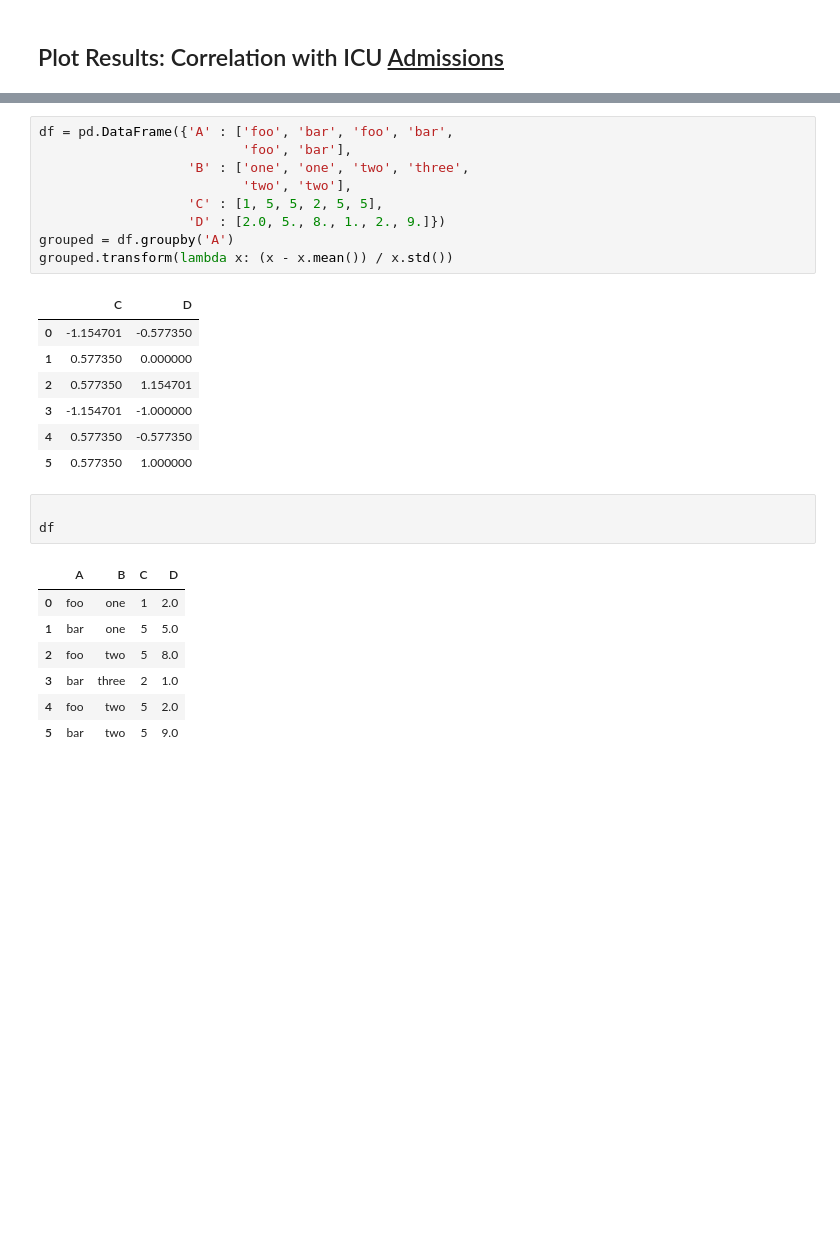
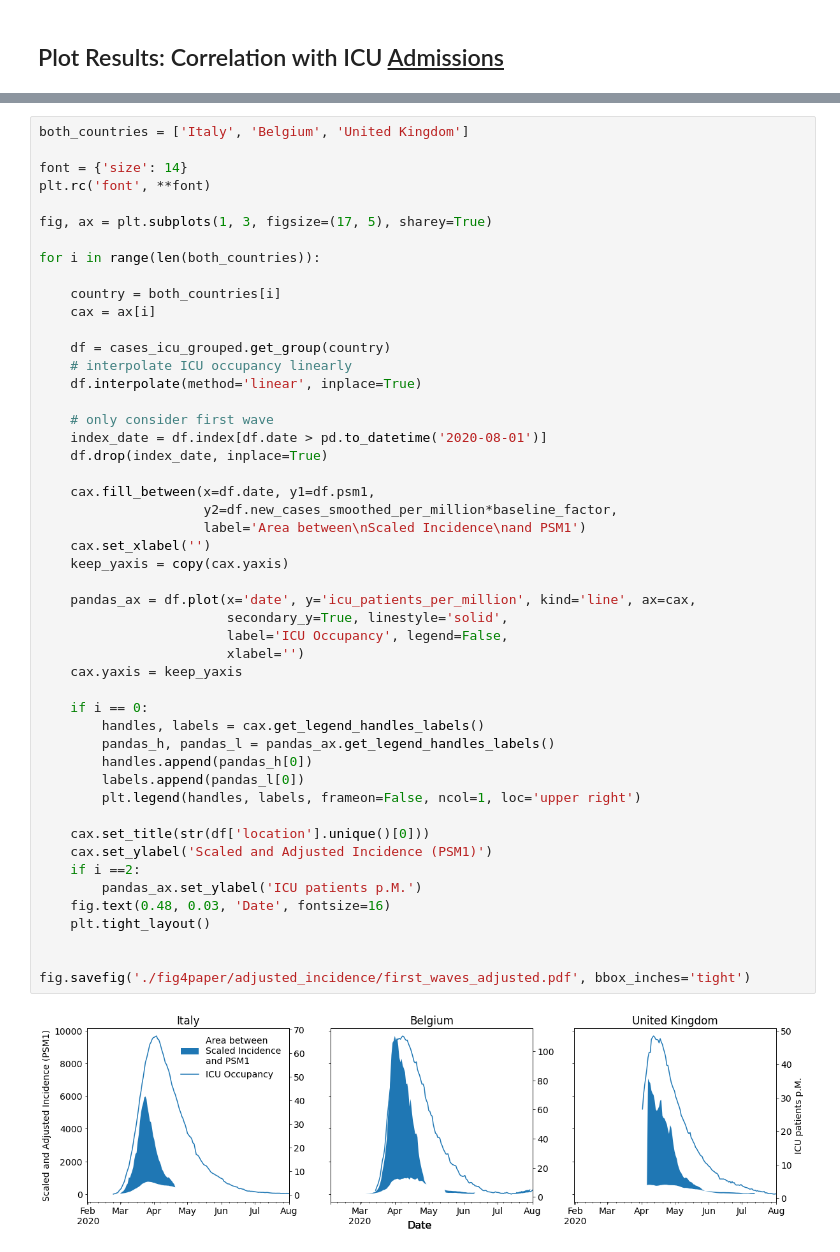
Before and after one commit to pat-rig/Covid_Incidence_Biases, a Jupyter notebook: owd/de_biasing.ipynb, the cells around one changed output, grey strips where cells are left out. Cells and saved outputs as stored; diff of their text form; blank space fills up the shorter version.

```diff
--- a/owd/de_biasing.ipynb
+++ b/owd/de_biasing.ipynb
@@ -181,28 +128,51 @@ $\rightarrow$ Figure Out technical details. Time Shift for x? Fit Models on Slid
-# %%
-df = pd.DataFrame({'A' : ['foo', 'bar', 'foo', 'bar',
-                          'foo', 'bar'],
-                   'B' : ['one', 'one', 'two', 'three',
-                          'two', 'two'],
-                   'C' : [1, 5, 5, 2, 5, 5],
-                   'D' : [2.0, 5., 8., 1., 2., 9.]})
-grouped = df.groupby('A')
-grouped.transform(lambda x: (x - x.mean()) / x.std())
-# %% [output]
-|  | C | D |
-| 0 | -1.154701 | -0.577350 |
-| 1 | 0.577350 | 0.000000 |
-| 2 | 0.577350 | 1.154701 |
-| 3 | -1.154701 | -1.000000 |
-| 4 | 0.577350 | -0.577350 |
-| 5 | 0.577350 | 1.000000 |
-# %%
-
-df
-# %% [output]
-|  | A | B | C | D |
-| 0 | foo | one | 1 | 2.0 |
-| 1 | bar | one | 5 | 5.0 |
-| 2 | foo | two | 5 | 8.0 |
-| 3 | bar | three | 2 | 1.0 |
-| 4 | foo | two | 5 | 2.0 |
-| 5 | bar | two | 5 | 9.0 |
+# %%
+both_countries = ['Italy', 'Belgium', 'United Kingdom']
+
+font = {'size': 14}
+plt.rc('font', **font)
+
+fig, ax = plt.subplots(1, 3, figsize=(17, 5), sharey=True)
+
+for i in range(len(both_countries)):
+
+    country = both_countries[i]
+    cax = ax[i]
+
+    df = cases_icu_grouped.get_group(country)
+    # interpolate ICU occupancy linearly
+    df.interpolate(method='linear', inplace=True)
+
+    # only consider first wave
+    index_date = df.index[df.date > pd.to_datetime('2020-08-01')]
+    df.drop(index_date, inplace=True)
+
+    cax.fill_between(x=df.date, y1=df.psm1,
+                     y2=df.new_cases_smoothed_per_million*baseline_factor,
+                     label='Area between\nScaled Incidence\nand PSM1')
+    cax.set_xlabel('')
+    keep_yaxis = copy(cax.yaxis)
+
+    pandas_ax = df.plot(x='date', y='icu_patients_per_million', kind='line', ax=cax,
+                        secondary_y=True, linestyle='solid',
+                        label='ICU Occupancy', legend=False,
+                        xlabel='')
+    cax.yaxis = keep_yaxis
+
+    if i == 0:
+        handles, labels = cax.get_legend_handles_labels()
+        pandas_h, pandas_l = pandas_ax.get_legend_handles_labels()
+        handles.append(pandas_h[0])
+        labels.append(pandas_l[0])
+        plt.legend(handles, labels, frameon=False, ncol=1, loc='upper right')
+
+    cax.set_title(str(df['location'].unique()[0]))
+    cax.set_ylabel('Scaled and Adjusted Incidence (PSM1)')
+    if i ==2:
+        pandas_ax.set_ylabel('ICU patients p.M.')
+    fig.text(0.48, 0.03, 'Date', fontsize=16)
+    plt.tight_layout()
+
+
+fig.savefig('./fig4paper/adjusted_incidence/first_waves_adjusted.pdf', bbox_inches='tight')
+# %% [output]
+[figure, added]
```
Also changed, not shown: parts of 14 cells of this notebook, 37 other files.
